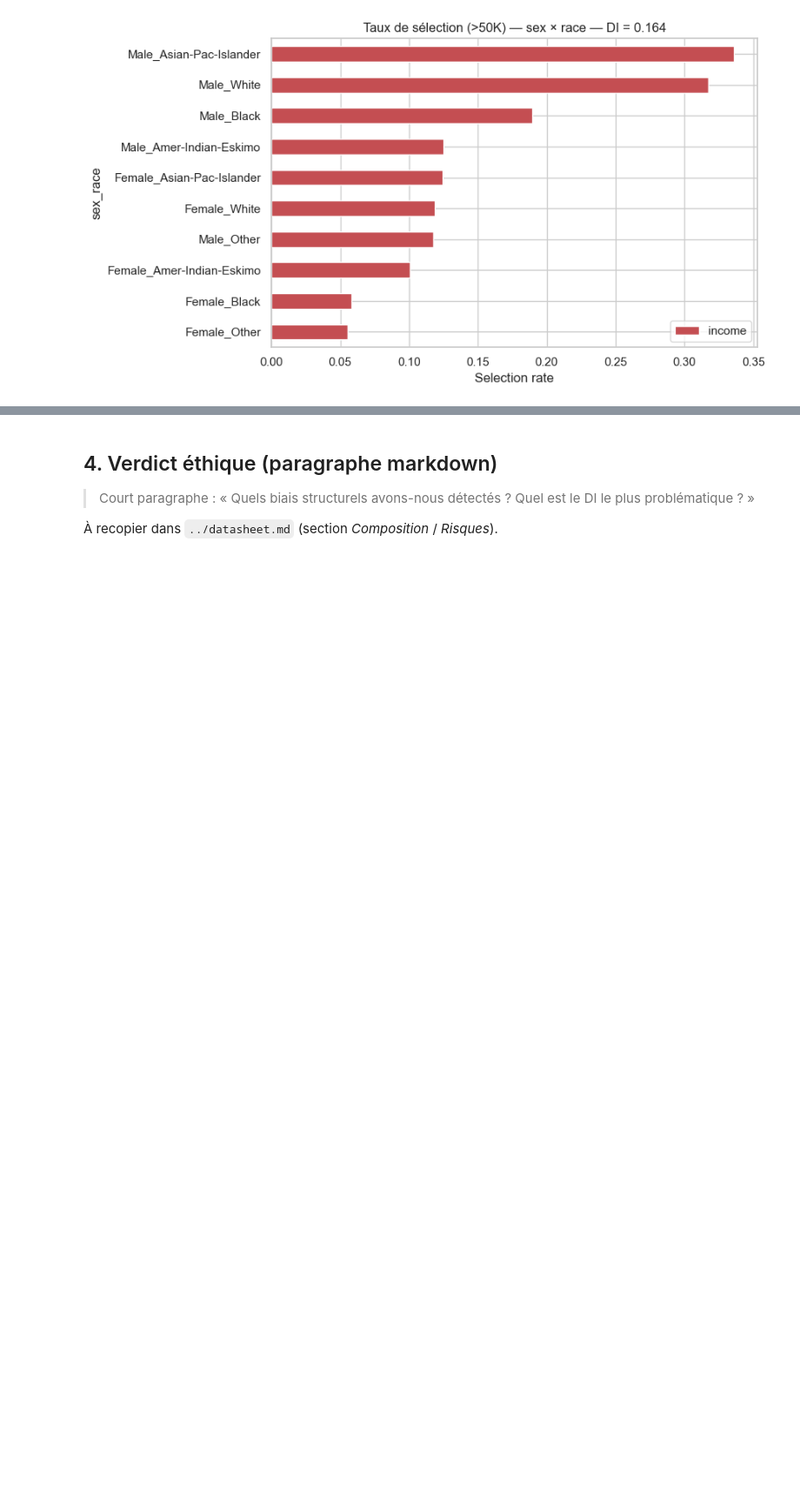
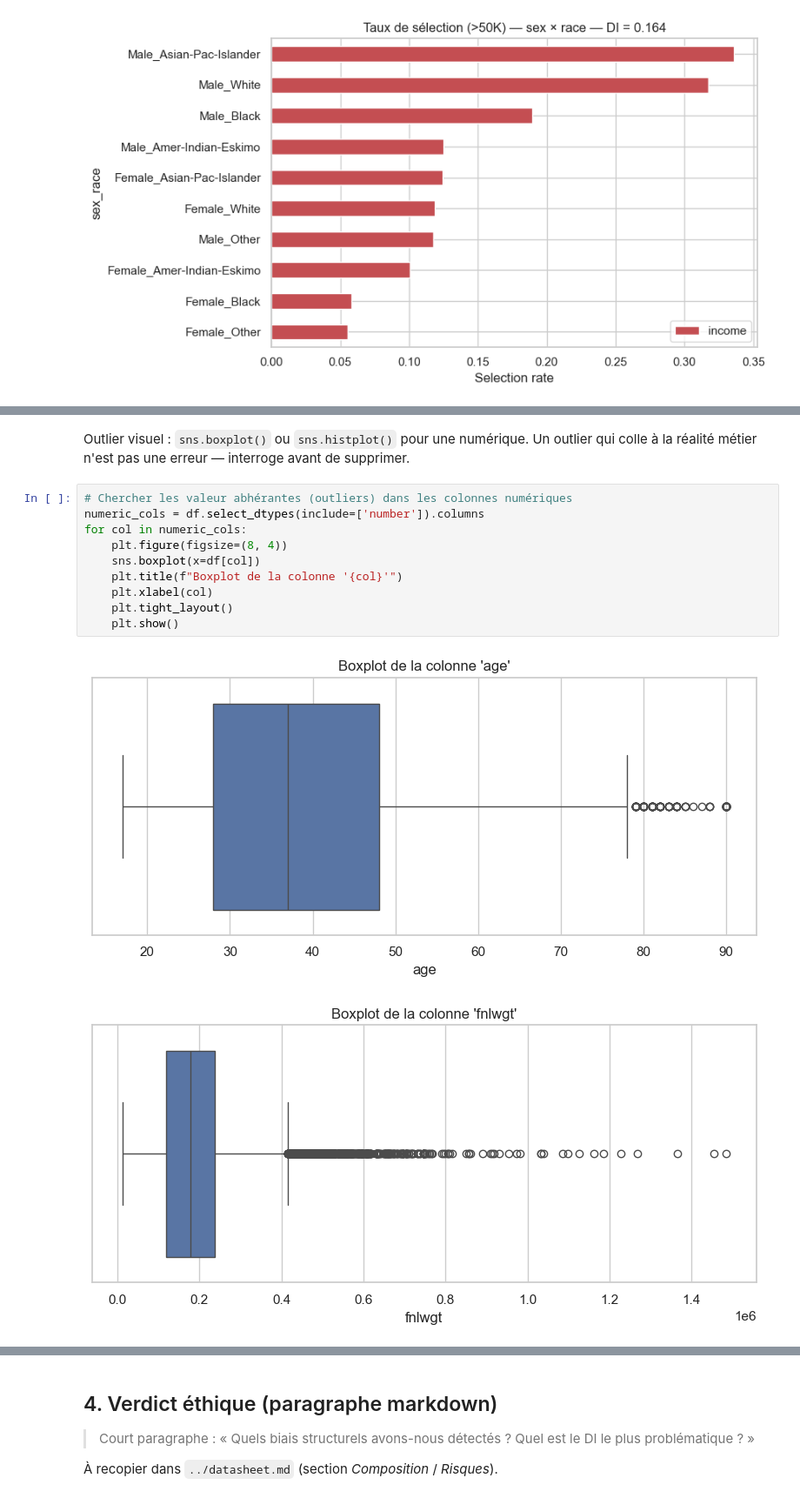
Before and after one commit to rbatos/M2-B2-athena-romain, a Jupyter notebook: notebooks/M2-B2_Tom_Romain.ipynb, the cells around one changed output, grey strips where cells are left out. Shown at 87% size. Drawn from its saved outputs; the diff is of its cells as text; blank space fills up the shorter version.

Commit message:
docs(notebook) Ajout d'informations : Outliers & commentaires

```diff
--- a/notebooks/M2-B2_Tom_Romain.ipynb
+++ b/notebooks/M2-B2_Tom_Romain.ipynb
@@ -426,3 +451,18 @@ plt.tight_layout()
 plt.show()
 # %% [output]
 [figure]
+# %% [markdown]
+Outlier visuel : `sns.boxplot()` ou `sns.histplot()` pour une numérique. Un outlier qui colle à la réalité métier n'est pas une erreur — interroge avant de supprimer.
+# %%
+# Chercher les valeur abhérantes (outliers) dans les colonnes numériques
+numeric_cols = df.select_dtypes(include=['number']).columns
+for col in numeric_cols:
+    plt.figure(figsize=(8, 4))
+    sns.boxplot(x=df[col])
+    plt.title(f"Boxplot de la colonne '{col}'")
+    plt.xlabel(col)
+    plt.tight_layout()
+    plt.show()
+# %% [output]
+[figure, added]
+[figure, added]
```
Also changed, not shown: parts of 4 cells of this notebook.
